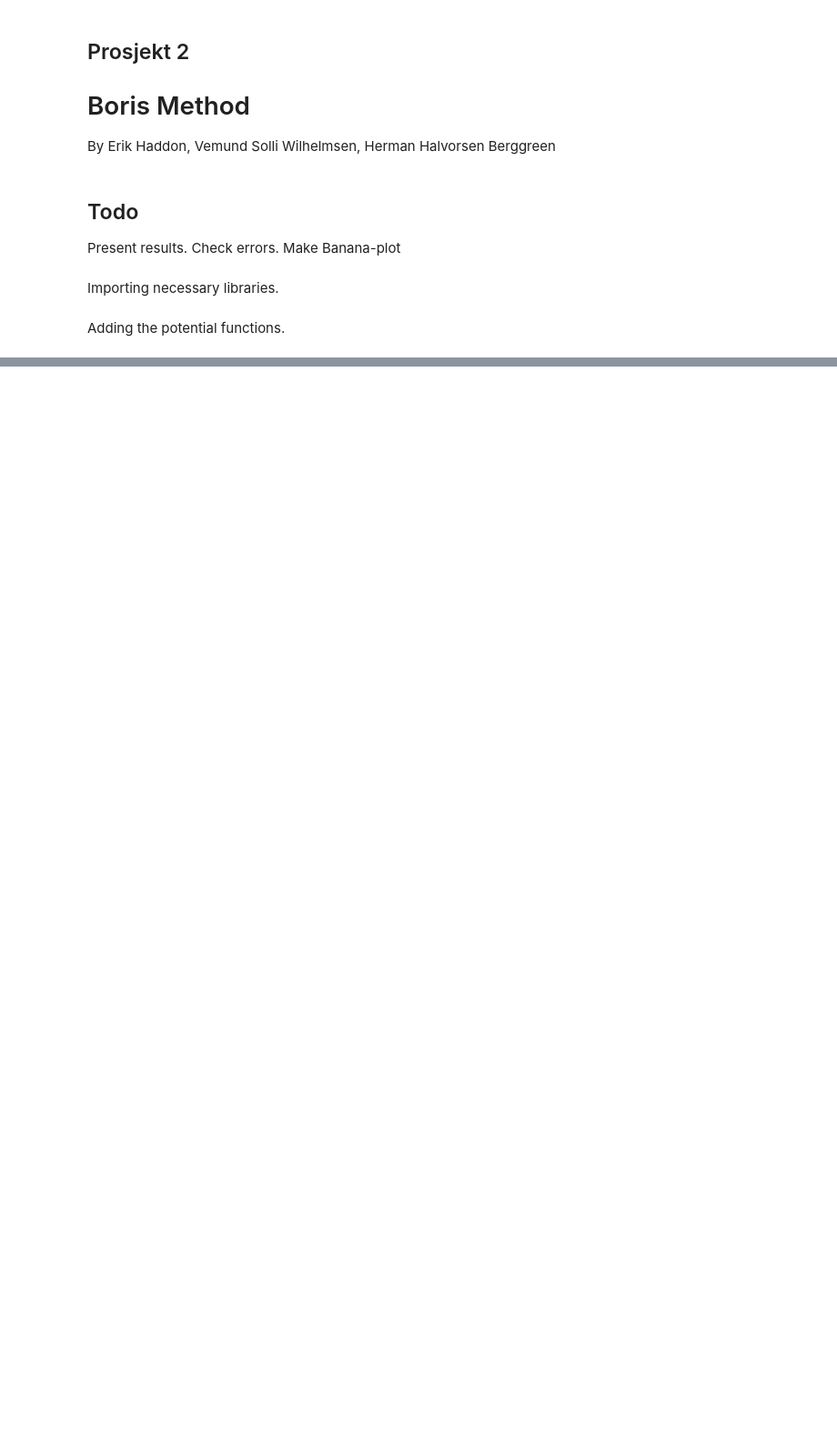
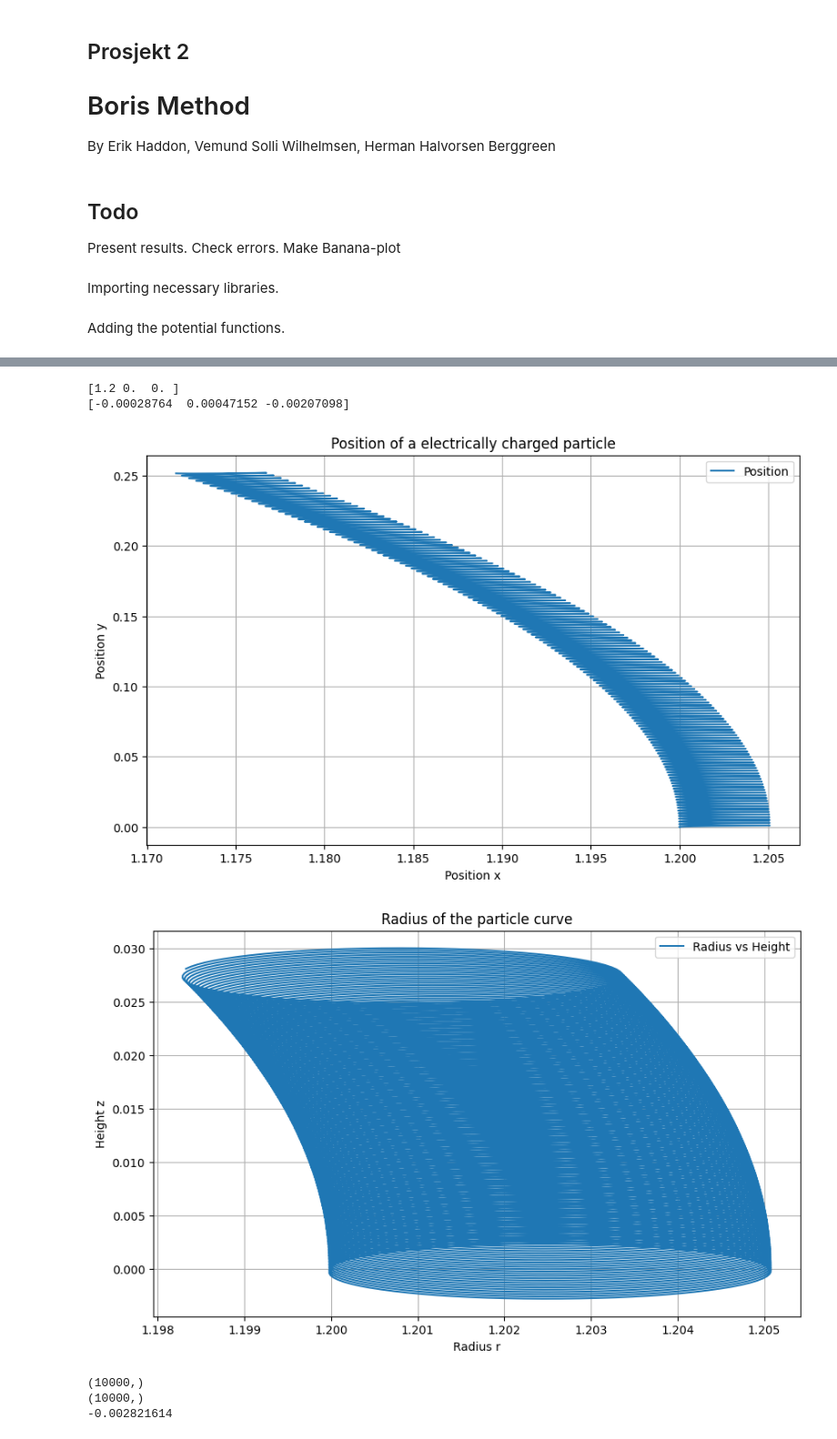
Before and after one commit to vemundsw/Project-2-TMA4215, a Jupyter notebook: Herman.ipynb, the cells around one changed output, grey strips where cells are left out. Shown at 91% size. Drawn from its saved outputs; the diff is of its cells as text; code cells hidden in the pictures; blank space fills up the shorter version.

```diff
--- a/Herman.ipynb
+++ b/Herman.ipynb
@@ -413,21 +391,53 @@ def Energy(x: jnp.array, v: jnp.array) -> float:
 
     return 1/2 * jnp.linalg.norm(v, ord = 2, axis = 0) ** 2 + U(x)
 # %%
+# Initial conditions
+x0 = jnp.array([1.2, 0, 0])
+v0 = jnp.array([0, 4.816* 10**(-4),  -2.059*10**(-3)])
 
-positions, velocities = Boris_method()
+h = 0.1    # Steplength
+t_0 = 0
+T = 10**3  # Total time
+t = jnp.arange(t_0, T, h)
+
+
+positions, velocities = Boris_method(x0, v0, Btok, Utok, gradUtok, T, h)
+
+print(positions[0])
+print(velocities[0])
 
 fig, ax = plt.subplots(figsize=(10, 6))
 ax.plot(positions[:,0], positions[:, 1], label = "Position")
 ax.set_ylabel("Position y")
 ax.set_xlabel("Position x")
 ax.grid(True)
 ax.legend()
 ax.set_title("Position of a electrically charged particle")
 plt.show()
 
 
-plt.figure()
+
 radius = jnp.sqrt(positions[:,0]**2 + positions[:,1]**2)
-plt.plot(radius, positions[:,2])
+fig, ax = plt.subplots(figsize=(10, 6))
+ax.plot(radius, positions[:,2], label = "Radius vs Height")
+ax.set_ylabel("Height z")
+ax.set_xlabel("Radius r")
+ax.grid(True)
+ax.legend()
+ax.set_title("Position of a charged particle in the Tokamak system")
 plt.title("Radius of the particle curve")
 plt.show()
+
+
+
+print(positions[:,2].shape)
+print(radius.shape)
+print(min(positions[:,2]))
+# %% [output]
+[1.2 0.  0. ]
+[-0.00028764  0.00047152 -0.00207098]
+[figure, added]
+[figure, added]
+(10000,)
+(10000,)
+-0.002821614
```
Also changed, not shown: parts of 7 cells of this notebook, 4 other files.
